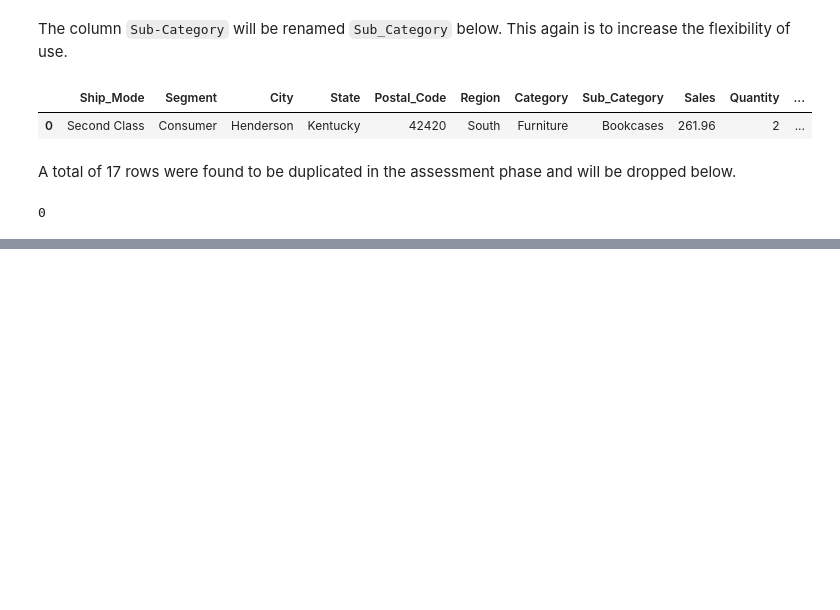
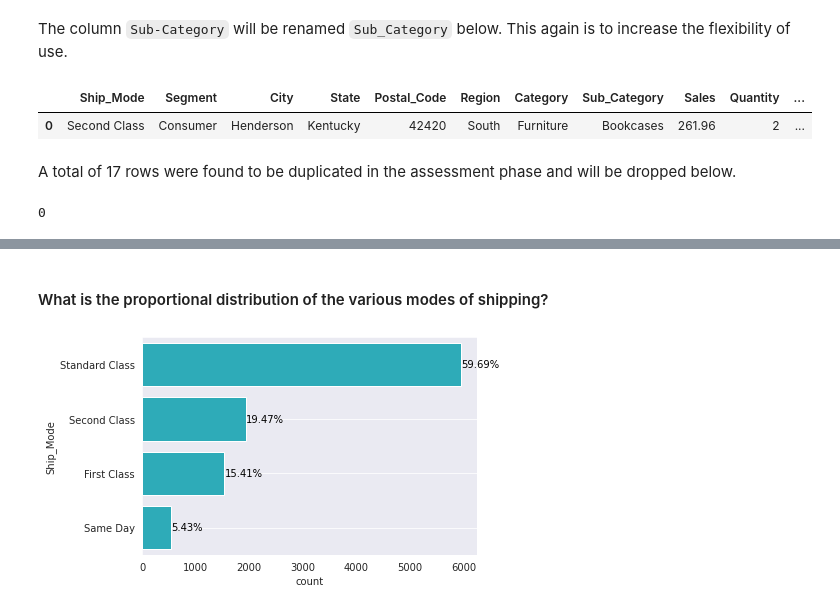
Before and after one commit to Dee-nDee/SuperStore_Data_Analysis, a Jupyter notebook: SuperStore.ipynb, the cells around one changed output, grey strips where cells are left out. Cells and saved outputs as stored; diff of their text form; code cells hidden in the pictures; blank space fills up the shorter version.

Commit message:
feat: Ship Mode Feature Exploration

```diff
--- a/SuperStore.ipynb
+++ b/SuperStore.ipynb
@@ -247,0 +270,28 @@ samp_superstore.duplicated().sum()
+# %% [markdown]
+#### What is the proportional distribution of the various modes of shipping?
+# %%
+#choose color palette
+choice_color = sb.color_palette()[9]
+# %%
+#obtain count for each unique value in Ship _Mode
+mode_count = samp_superstore.Ship_Mode.value_counts()
+
+#obtain total count of Ship_Mode in dataset
+mode_sum = mode_count.sum()
+
+#create bar order
+mode_order = mode_count.index
+# %%
+#visualize proportional distribution of Ship_Mode
+sb.countplot(data = samp_superstore, y = "Ship_Mode", color = choice_color,
+            order = mode_order);
+
+#include proportion text on bars
+for i in range(mode_count.shape[0]):
+    count = mode_count[i]
+    prop_str = '{:0.2f}%'.format(100 * count / mode_sum)
+    plt.text(count + 1, i, prop_str, va = "center", color = "black")
+
+plt.grid(b = None)
+# %% [output]
+[figure, added]
```
Also changed, not shown: parts of 3 cells of this notebook.
